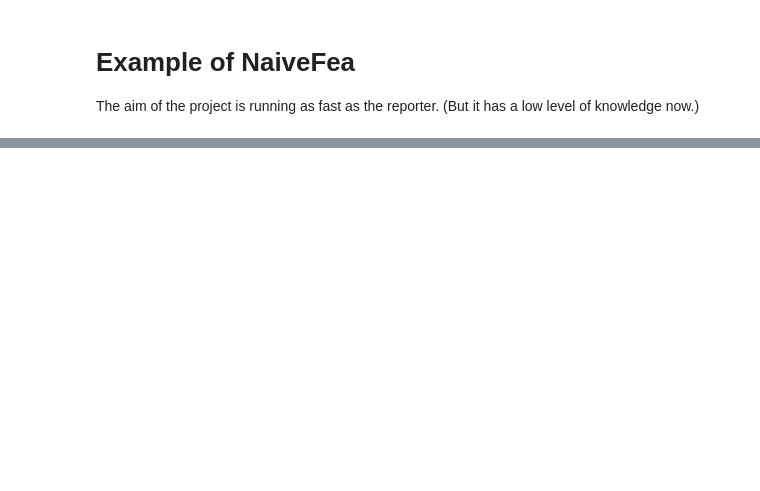
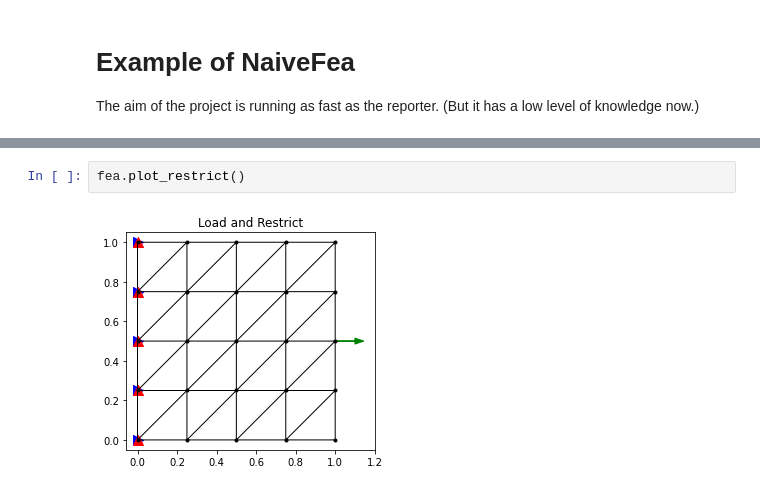
Before and after one commit to MuTong320/NaiveFea, a Jupyter notebook: example.ipynb, the cells around one changed output, grey strips where cells are left out. Saved outputs shown, nothing was run; the diff lists cells and outputs as text; blank space fills up the shorter version.

```diff
--- a/example.ipynb
+++ b/example.ipynb
@@ -33,0 +41,4 @@ fea.plot_mesh()
+# %%
+fea.plot_restrict()
+# %% [output]
+[figure, added]
```
Also changed, not shown: parts of 23 cells of this notebook, 17 other files.
